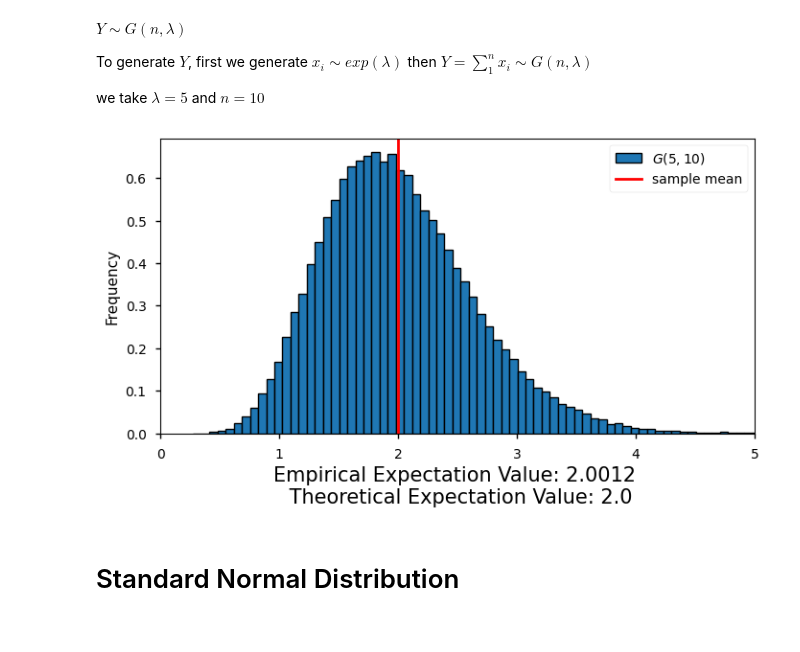
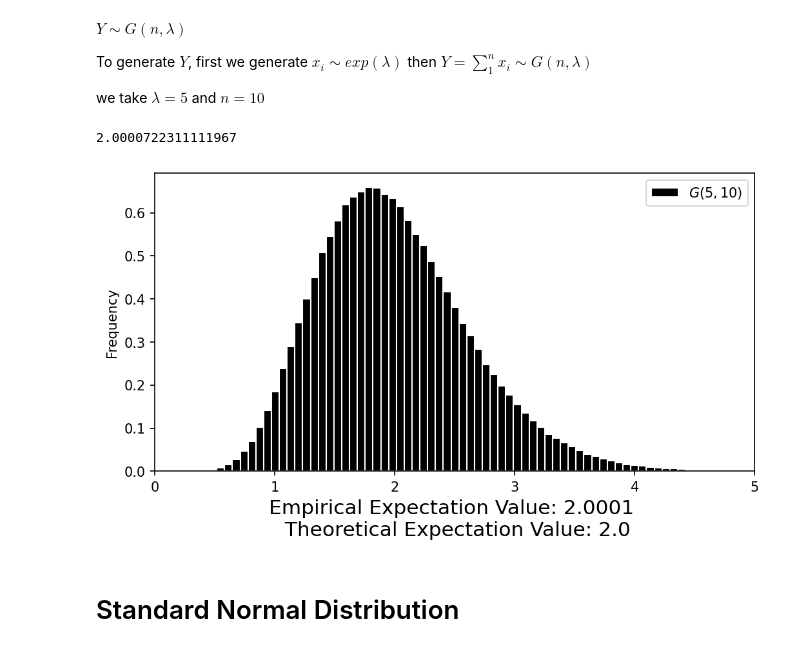
Before and after one commit to AzmainBiswas/Monte_Carlo, a Jupyter notebook: Generating Random Variable/Continuous.ipynb, the cells around one changed output. Drawn from its saved outputs; the diff is of its cells as text; code cells hidden in the pictures.

```diff
--- a/Generating Random Variable/Continuous.ipynb
+++ b/Generating Random Variable/Continuous.ipynb
@@ -9,3 +4,5 @@ Number_Of_Simulation = 100000
+# %%
+SAMPLE_SIZE = 1_000_000
 # %% [markdown]
 _**Proposition:**_ Let $U$ ba a $U[0,1]$ random variable. For any continuous distribution function $F$
 the random variable $X$ defined by $$X=F^{-1}(U)$$ has distribution $F$. [$F^{-1}$ is defined to be that value of $x$ such that $F(x)=u$]
@@ -86,50 +85,50 @@ $Y\sim G(n,\lambda)$
 To generate $Y$, first we generate $x_i \sim exp(\lambda)$ then $Y=\sum_1^n x_i\sim G(n, \lambda)$
 
 we take $\lambda = 5$ and $n=10$
+# %%
+Lambda = 5
+N = 10
+# %%
+def ExponentialToGamma(n, Lambda=Lambda):
+    gamma_random_variables = np.zeros(shape=SAMPLE_SIZE, dtype=float)
+    for _ in range(n):
+        uniform_random_variables = np.random.uniform(size=SAMPLE_SIZE)
+        exponential_random_variables = np.divide(
+            -np.log(uniform_random_variables), Lambda
+        )  # convert uniform to exponential
+        gamma_random_variables = np.add(
+            gamma_random_variables, exponential_random_variables
+        )
+    return gamma_random_variables
+# %%
+gamma_random_variables = ExponentialToGamma(n=N, Lambda=Lambda)
+# %%
+gamma_expectation = np.mean(gamma_random_variables)
+gamma_expectation
+# %% [output]
+2.0000722311111967
 # %%
-LAM = 5
-N = 10
-
-
-def Gamma_dis(x, n, lam):
-    return lam**n * x ** (n - 1) * np.exp(-lam * x) / float(math.factorial(n - 1))
-
-
-def Gamma_RV(n, lam):
-    Us = np.random.uniform(size=n)
-    Exp_rv = -np.log(Us) / lam
-    return Exp_rv.sum()
-
-
-Gamma_variabels = []
-for _ in range(Number_Of_Simulation):
-    Gamma_variabels.append(Gamma_RV(N, LAM))
-
-gamma_expection = sum(Gamma_variabels) / len(Gamma_variabels)
-
-x = np.linspace(0, 6, 100000)
-plt.figure(figsize=(8, 4))
-# plt.plot(x, Gamma_dis(x, N, LAM), color="red", label="$f(x)$")
+plt.figure(figsize=(8, 4), dpi=150)
 plt.hist(
-    Gamma_variabels,
-    # color='white',
-    edgecolor="black",
+    gamma_random_variables,
+    color="black",
+    edgecolor="white",
     density="norm",
     linewidth=1,
     bins=100,
     label=r"$G(5,10)$",
 )
-plt.axvline(gamma_expection, color="r", linewidth=2,label='sample mean')
+# plt.axvline(gamma_expectation, color="r", linewidth=2, label="sample mean")
 plt.xlabel(
-    f"Empirical Expectation Value: {gamma_expection:.4f} \n Theoretical Expectation Value: {N/LAM}",
+    f"Empirical Expectation Value: {gamma_expectation:.4f} \n Theoretical Expectation Value: {N/Lambda}",
     fontsize=15,
 )
-plt.ylabel('Frequency')
+plt.ylabel("Frequency")
 plt.xlim([0, 5])
 plt.legend()
 plt.show()
 # %% [output]
-[figure, old version]
+[figure, new version]
 # %% [markdown]
 # Standard Normal Distribution
 # %% [markdown]
```
Also changed, not shown: parts of 22 cells of this notebook, 3 other files.
